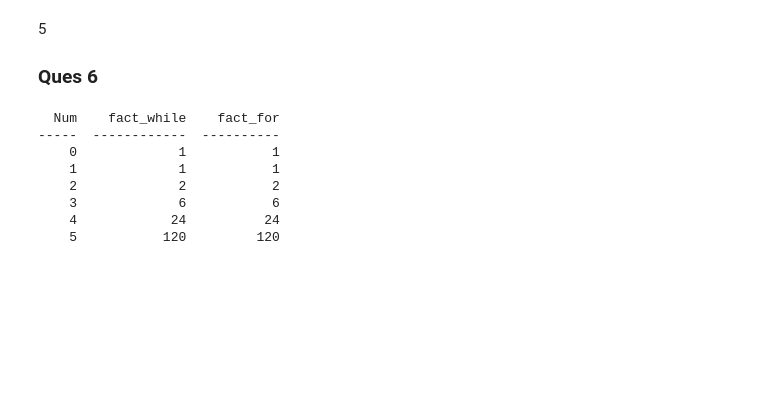
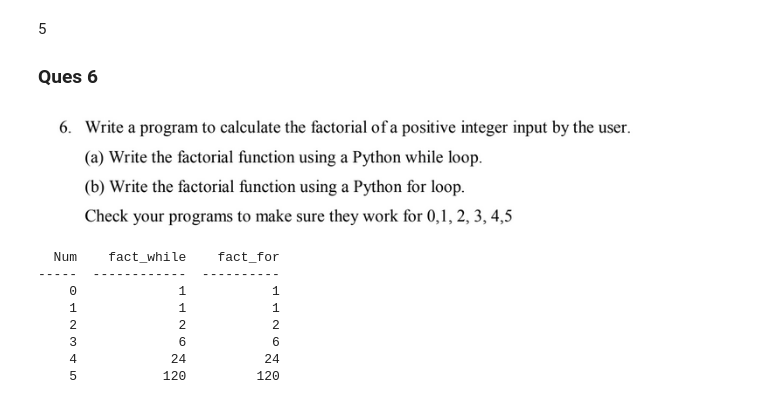
Before and after one commit to mukeshdroid/MCSC-202-numerical_methods, a Jupyter notebook: Python_assignment_I/python_1.ipynb, the cells around one changed output. Cells and saved outputs as stored; diff of their text form; code cells hidden in the pictures; blank space fills up the shorter version.

```diff
--- a/Python_assignment_I/python_1.ipynb
+++ b/Python_assignment_I/python_1.ipynb
@@ -165,7 +163,9 @@ ValueError: ignored
 5
 ### Ques 6
 # %%
-Image('/content/drive/MyDrive/MCSC-202-Numerical/q6.png')
+Image('q6.png')
+# %% [output]
+[figure, added]
 # %%
 def fact_while(n):
   fact = 1
```
Also changed, not shown: parts of 20 cells of this notebook, 2 other files.
